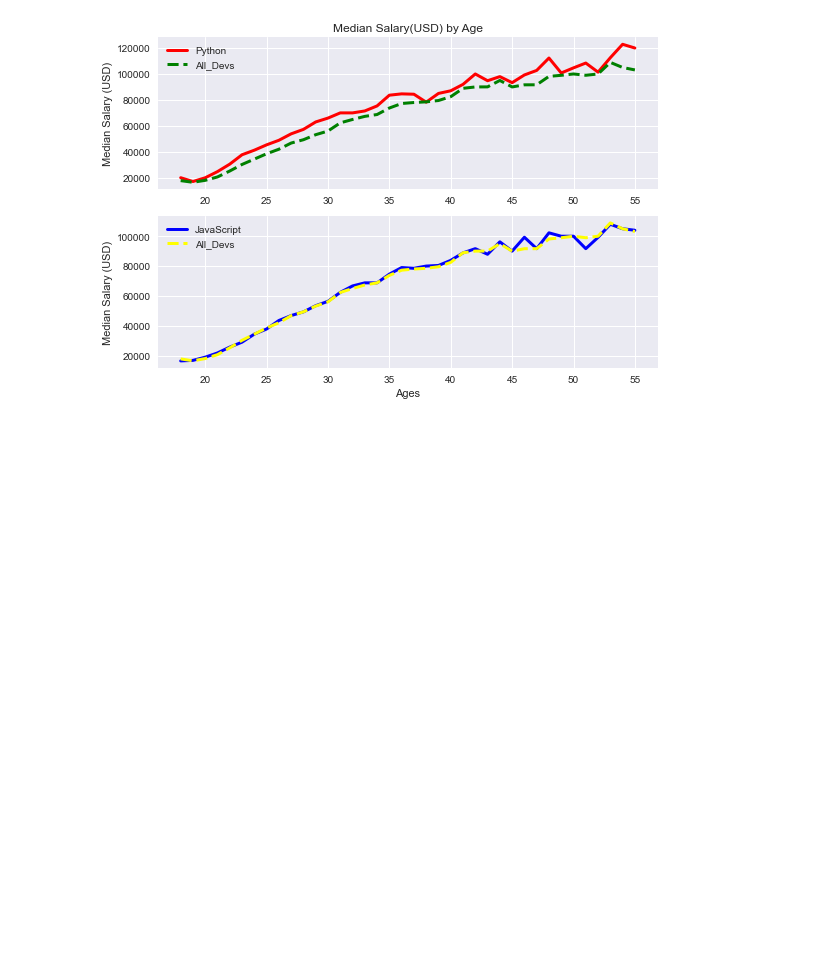
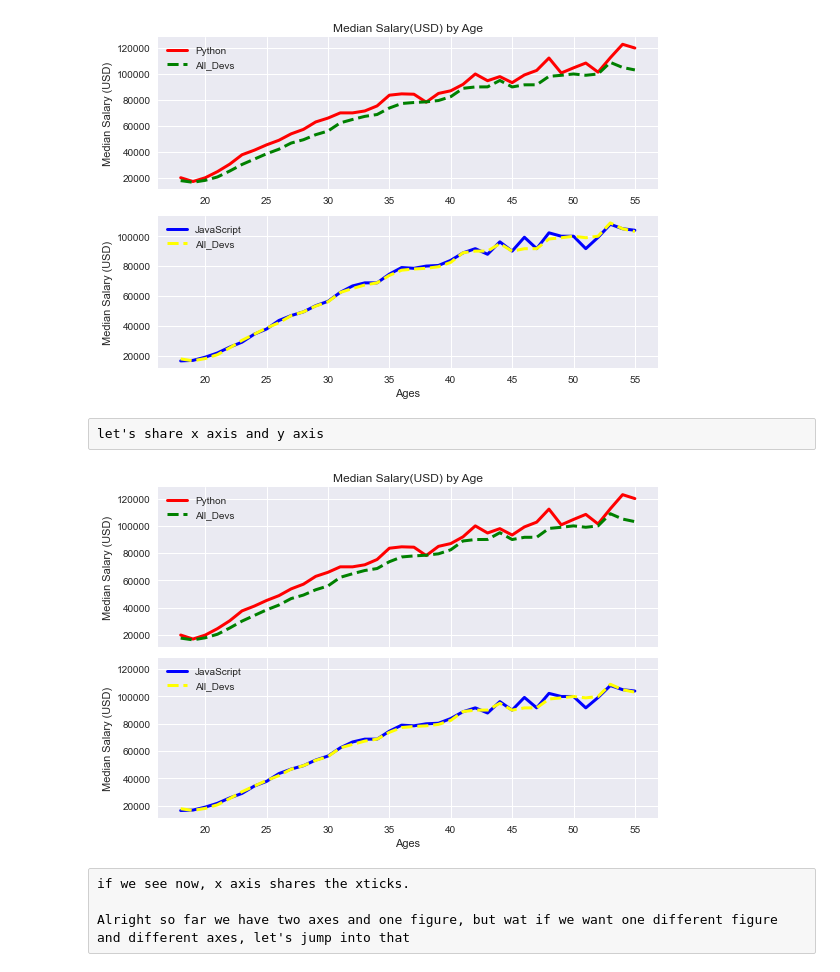
Before and after one commit to devpeak/Matplotlib, a Jupyter notebook: 8_SubPlots.ipynb, the cells around one changed output. Cells and saved outputs as stored; diff of their text form; code cells hidden in the pictures; blank space fills up the shorter version.

```diff
--- a/8_SubPlots.ipynb
+++ b/8_SubPlots.ipynb
@@ -149,3 +132,31 @@ plt.tight_layout()
 plt.show()
 # %% [output]
 [figure]
+# %% [raw]
+let's share x axis and y axis
+# %%
+fig , (ax1, ax2) = plt.subplots(nrows = 2, ncols = 1 , sharex = True, sharey = True)
+
+ax1.plot(ages,py_salaries,label  = 'Python',color = 'red', linewidth = 3)
+ax1.plot(ages,dev_salaries, label = 'All_Devs', color = 'green' ,
+         linewidth = 3 , linestyle = '--')
+
+ax2.plot(ages,js_salaries,label = 'JavaScript', color = 'blue',linewidth = 3)
+ax2.plot(ages,dev_salaries, label = 'All_Devs', color = 'yellow' ,
+         linewidth = 3 , linestyle = '--')
+
+ax1.legend()
+ax2.legend()
+
+ax1.set(title = 'Median Salary(USD) by Age',ylabel = 'Median Salary (USD)');
+ax2.set(xlabel = 'Ages',ylabel = 'Median Salary (USD)');
+
+plt.savefig('subplots.png')
+plt.tight_layout()
+plt.show()
+# %% [output]
+[figure, added]
+# %% [raw]
+if we see now, x axis shares the xticks.
+
+Alright so far we have two axes and one figure, but wat if we want one different figure and different axes, let's jump into that
```
Also changed, not shown: parts of 13 cells of this notebook.
